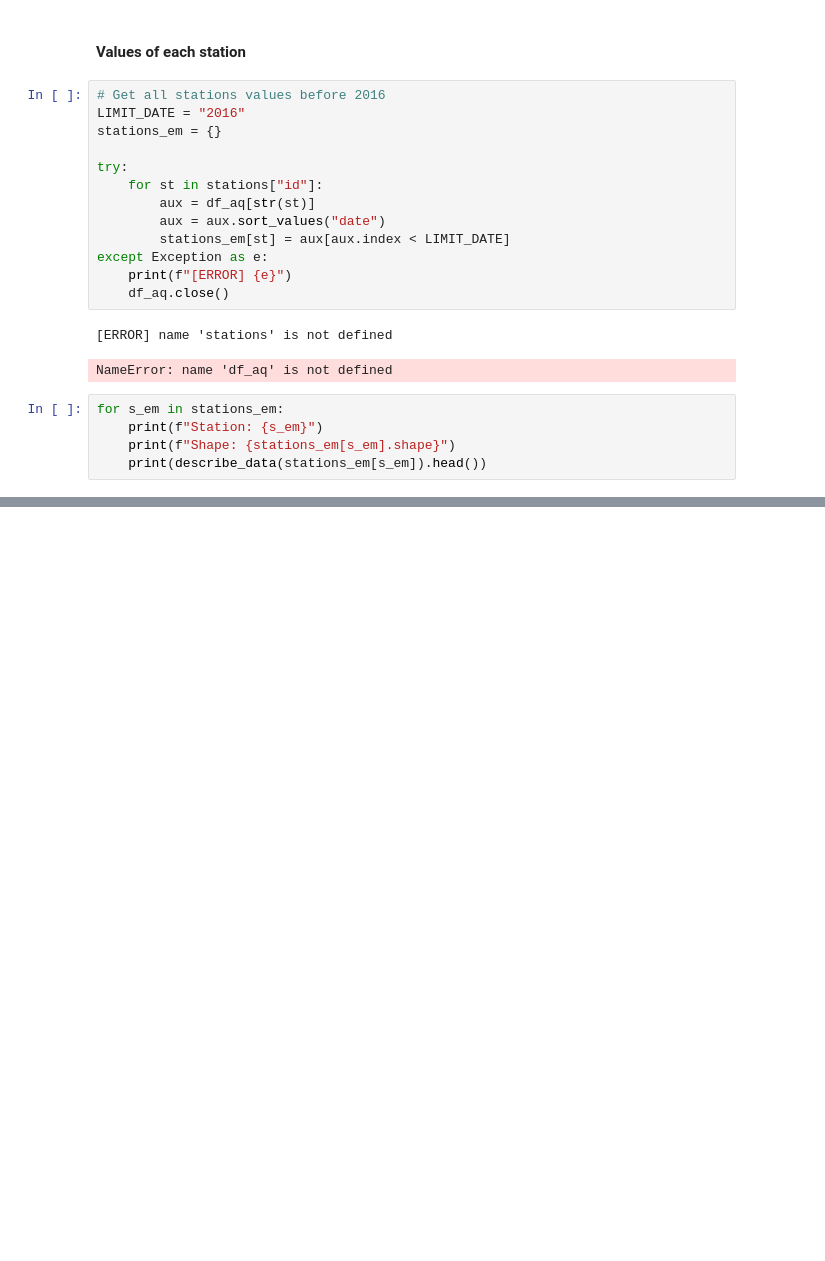
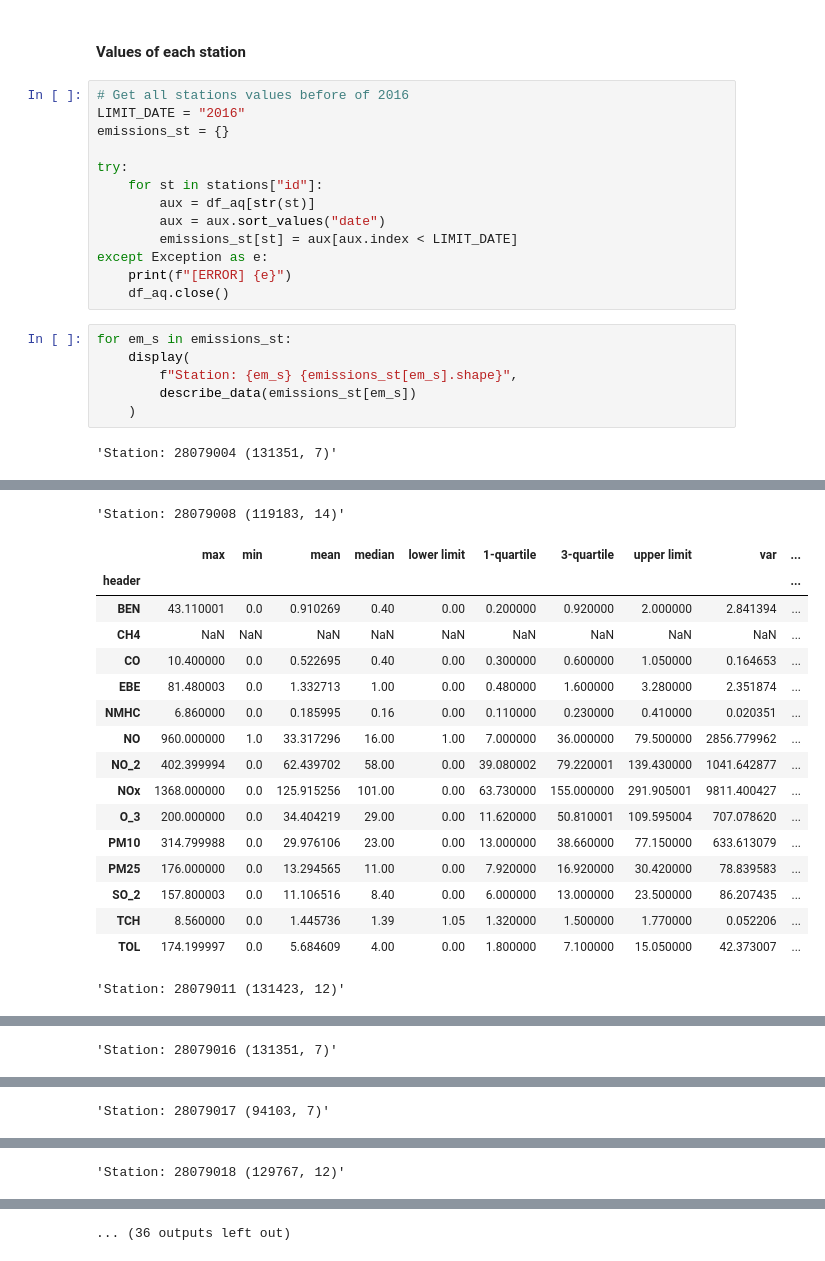
Before and after one commit to patricksferraz/aqw-madrid-data-analysis, a Jupyter notebook: analytics.ipynb, the cells around one changed output, grey strips where cells are left out. Drawn from its saved outputs; the diff is of its cells as text; blank space fills up the shorter version.

Commit message:
refactor(analytics): show all datas of datasets

```diff
--- a/analytics.ipynb
+++ b/analytics.ipynb
@@ -163,23 +201,23 @@ NameError: name 'df_aq' is not defined
 # %% [markdown]
 #### Values of each station
 # %%
-# Get all stations values before 2016
+# Get all stations values before of 2016
 LIMIT_DATE = "2016"
-stations_em = {}
+emissions_st = {}
 
 try:
     for st in stations["id"]:
         aux = df_aq[str(st)]
         aux = aux.sort_values("date")
-        stations_em[st] = aux[aux.index < LIMIT_DATE]
+        emissions_st[st] = aux[aux.index < LIMIT_DATE]
 except Exception as e:
     print(f"[ERROR] {e}")
     df_aq.close()
-# %% [output]
-[ERROR] name 'stations' is not defined
-NameError: name 'df_aq' is not defined
-# %%
-for s_em in stations_em:
-    print(f"Station: {s_em}")
-    print(f"Shape: {stations_em[s_em].shape}")
-    print(describe_data(stations_em[s_em]).head())
+# %%
+for em_s in emissions_st:
+    display(
+        f"Station: {em_s} {emissions_st[em_s].shape}",
+        describe_data(emissions_st[em_s])
+    )
+# %% [output]
+'Station: 28079004 (131351, 7)'
@@ -185,0 +233,18 @@ for s_em in stations_em:
+'Station: 28079008 (119183, 14)'
+|  | max | min | mean | median | lower limit | 1-quartile | 3-quartile | upper limit | var | ... |
+| header |  |  |  |  |  |  |  |  |  | ... |
+| BEN | 43.110001 | 0.0 | 0.910269 | 0.40 | 0.00 | 0.200000 | 0.920000 | 2.000000 | 2.841394 | ... |
+| CH4 | NaN | NaN | NaN | NaN | NaN | NaN | NaN | NaN | NaN | ... |
+| CO | 10.400000 | 0.0 | 0.522695 | 0.40 | 0.00 | 0.300000 | 0.600000 | 1.050000 | 0.164653 | ... |
+| EBE | 81.480003 | 0.0 | 1.332713 | 1.00 | 0.00 | 0.480000 | 1.600000 | 3.280000 | 2.351874 | ... |
+| NMHC | 6.860000 | 0.0 | 0.185995 | 0.16 | 0.00 | 0.110000 | 0.230000 | 0.410000 | 0.020351 | ... |
+| NO | 960.000000 | 1.0 | 33.317296 | 16.00 | 1.00 | 7.000000 | 36.000000 | 79.500000 | 2856.779962 | ... |
+| NO_2 | 402.399994 | 0.0 | 62.439702 | 58.00 | 0.00 | 39.080002 | 79.220001 | 139.430000 | 1041.642877 | ... |
+| NOx | 1368.000000 | 0.0 | 125.915256 | 101.00 | 0.00 | 63.730000 | 155.000000 | 291.905001 | 9811.400427 | ... |
+| O_3 | 200.000000 | 0.0 | 34.404219 | 29.00 | 0.00 | 11.620000 | 50.810001 | 109.595004 | 707.078620 | ... |
+| PM10 | 314.799988 | 0.0 | 29.976106 | 23.00 | 0.00 | 13.000000 | 38.660000 | 77.150000 | 633.613079 | ... |
+| PM25 | 176.000000 | 0.0 | 13.294565 | 11.00 | 0.00 | 7.920000 | 16.920000 | 30.420000 | 78.839583 | ... |
+| SO_2 | 157.800003 | 0.0 | 11.106516 | 8.40 | 0.00 | 6.000000 | 13.000000 | 23.500000 | 86.207435 | ... |
+| TCH | 8.560000 | 0.0 | 1.445736 | 1.39 | 1.05 | 1.320000 | 1.500000 | 1.770000 | 0.052206 | ... |
+| TOL | 174.199997 | 0.0 | 5.684609 | 4.00 | 0.00 | 1.800000 | 7.100000 | 15.050000 | 42.373007 | ... |
+'Station: 28079011 (131423, 12)'
@@ -185,0 +265 @@ for s_em in stations_em:
+'Station: 28079016 (131351, 7)'
@@ -185,0 +275 @@ for s_em in stations_em:
+'Station: 28079017 (94103, 7)'
@@ -185,0 +285 @@ for s_em in stations_em:
+'Station: 28079018 (129767, 12)'
@@ -185,0 +300 @@ for s_em in stations_em:
+... (36 outputs left out)
```
Also changed, not shown: parts of 5 cells of this notebook.
